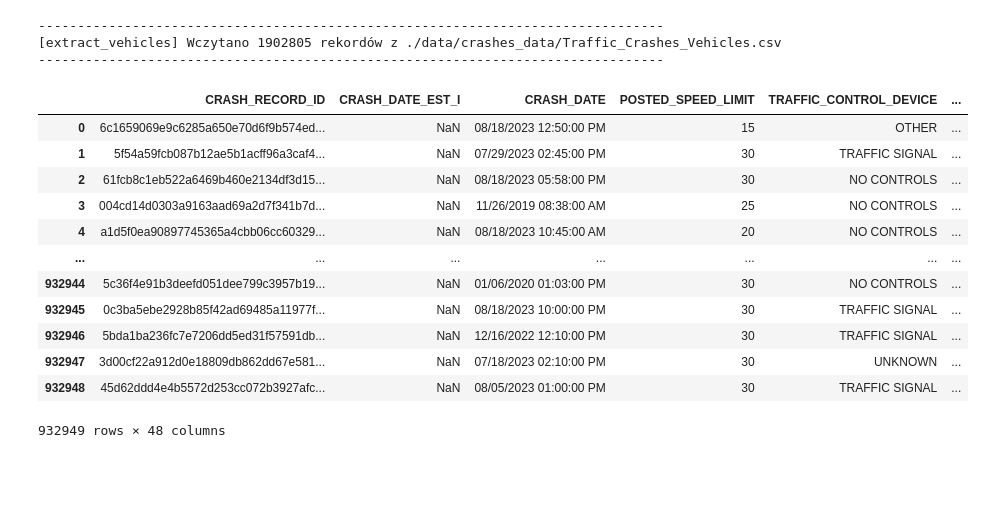
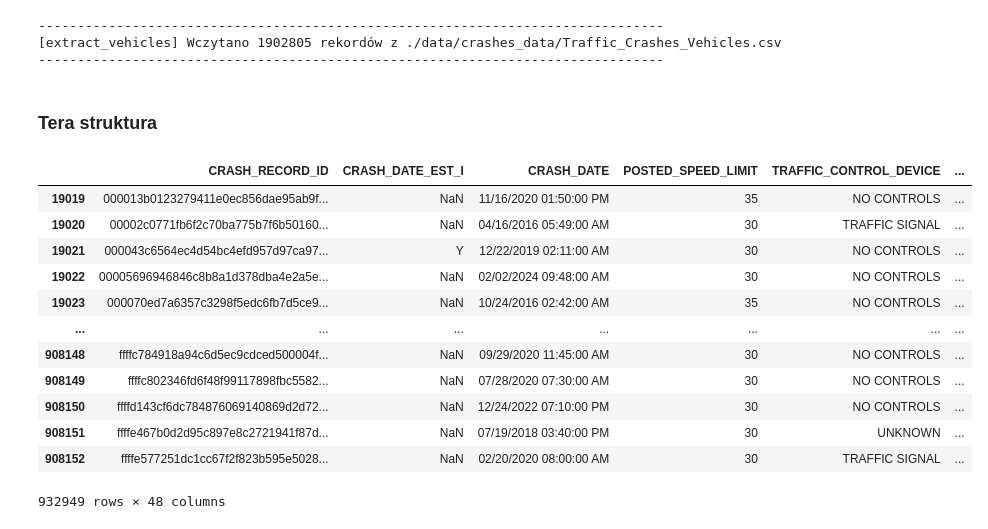
Before and after one commit to krukj/ChicagoCrashesETL, a Jupyter notebook: test.ipynb, the cells around one changed output. Saved outputs shown, nothing was run; the diff lists cells and outputs as text; code cells hidden in the pictures; blank space fills up the shorter version.

```diff
--- a/test.ipynb
+++ b/test.ipynb
@@ -370,20 +366,22 @@ vehicles = extract_vehicles_csv(vehicles_path)
 --------------------------------------------------------------------------------
 [extract_vehicles] Wczytano 1902805 rekordów z ./data/crashes_data/Traffic_Crashes_Vehicles.csv
 --------------------------------------------------------------------------------
+# %% [markdown]
+### Tera struktura
 # %%
-crashes
+crashes.sort_values(by='CRASH_RECORD_ID')
 # %% [output]
 |  | CRASH_RECORD_ID | CRASH_DATE_EST_I | CRASH_DATE | POSTED_SPEED_LIMIT | TRAFFIC_CONTROL_DEVICE | ... |
-| 0 | 6c1659069e9c6285a650e70d6f9b574ed... | NaN | 08/18/2023 12:50:00 PM | 15 | OTHER | ... |
-| 1 | 5f54a59fcb087b12ae5b1acff96a3caf4... | NaN | 07/29/2023 02:45:00 PM | 30 | TRAFFIC SIGNAL | ... |
-| 2 | 61fcb8c1eb522a6469b460e2134df3d15... | NaN | 08/18/2023 05:58:00 PM | 30 | NO CONTROLS | ... |
-| 3 | 004cd14d0303a9163aad69a2d7f341b7d... | NaN | 11/26/2019 08:38:00 AM | 25 | NO CONTROLS | ... |
-| 4 | a1d5f0ea90897745365a4cbb06cc60329... | NaN | 08/18/2023 10:45:00 AM | 20 | NO CONTROLS | ... |
+| 19019 | 000013b0123279411e0ec856dae95ab9f... | NaN | 11/16/2020 01:50:00 PM | 35 | NO CONTROLS | ... |
+| 19020 | 00002c0771fb6f2c70ba775b7f6b50160... | NaN | 04/16/2016 05:49:00 AM | 30 | TRAFFIC SIGNAL | ... |
+| 19021 | 000043c6564ec4d54bc4efd957d97ca97... | Y | 12/22/2019 02:11:00 AM | 30 | NO CONTROLS | ... |
+| 19022 | 00005696946846c8b8a1d378dba4e2a5e... | NaN | 02/02/2024 09:48:00 AM | 30 | NO CONTROLS | ... |
+| 19023 | 000070ed7a6357c3298f5edc6fb7d5ce9... | NaN | 10/24/2016 02:42:00 AM | 35 | NO CONTROLS | ... |
 | ... | ... | ... | ... | ... | ... | ... |
-| 932944 | 5c36f4e91b3deefd051dee799c3957b19... | NaN | 01/06/2020 01:03:00 PM | 30 | NO CONTROLS | ... |
-| 932945 | 0c3ba5ebe2928b85f42ad69485a11977f... | NaN | 08/18/2023 10:00:00 PM | 30 | TRAFFIC SIGNAL | ... |
-| 932946 | 5bda1ba236fc7e7206dd5ed31f57591db... | NaN | 12/16/2022 12:10:00 PM | 30 | TRAFFIC SIGNAL | ... |
-| 932947 | 3d00cf22a912d0e18809db862dd67e581... | NaN | 07/18/2023 02:10:00 PM | 30 | UNKNOWN | ... |
-| 932948 | 45d62ddd4e4b5572d253cc072b3927afc... | NaN | 08/05/2023 01:00:00 PM | 30 | TRAFFIC SIGNAL | ... |
+| 908148 | ffffc784918a94c6d5ec9cdced500004f... | NaN | 09/29/2020 11:45:00 AM | 30 | NO CONTROLS | ... |
+| 908149 | ffffc802346fd6f48f99117898fbc5582... | NaN | 07/28/2020 07:30:00 AM | 30 | NO CONTROLS | ... |
+| 908150 | ffffd143cf6dc784876069140869d2d72... | NaN | 12/24/2022 07:10:00 PM | 30 | NO CONTROLS | ... |
+| 908151 | ffffe467b0d2d95c897e8c2721941f87d... | NaN | 07/19/2018 03:40:00 PM | 30 | UNKNOWN | ... |
+| 908152 | ffffe577251dc1cc67f2f823b595e5028... | NaN | 02/20/2020 08:00:00 AM | 30 | TRAFFIC SIGNAL | ... |
 932949 rows × 48 columns
 # %%
```
Also changed, not shown: parts of 8 cells of this notebook, 8 other files.
